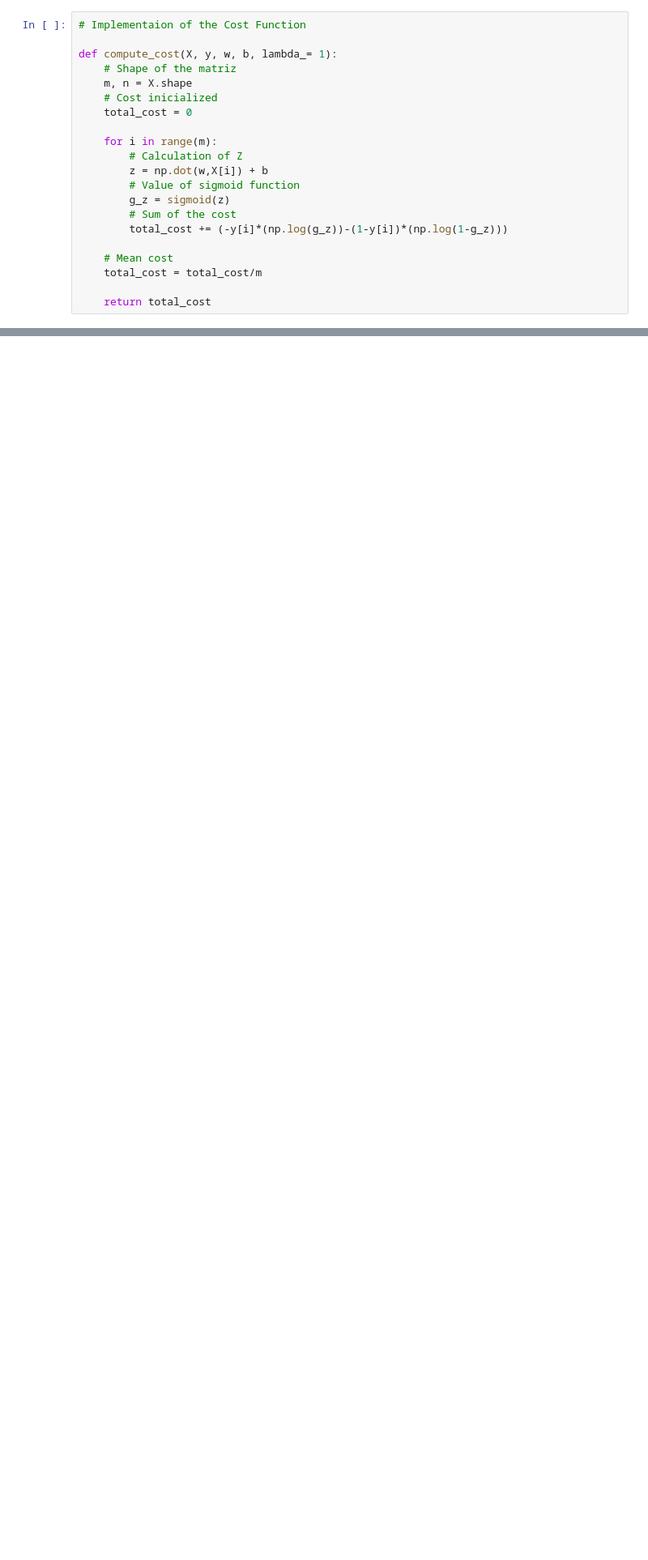
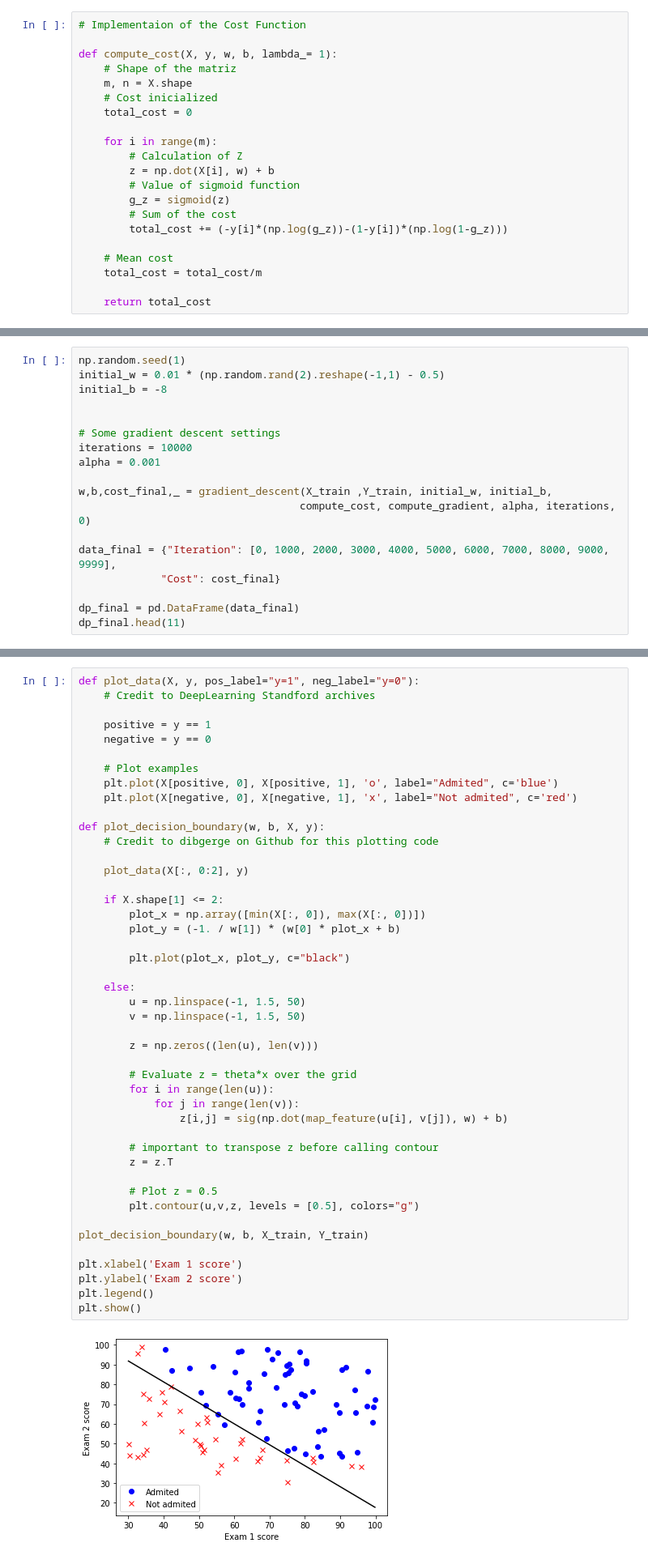
Before and after one commit to JaimeAGonzalez/Machine-Learning, a Jupyter notebook: Supervised Machine Learning: Regression and Classification/Logistic Regression/LogisticRegression.ipynb, the cells around one changed output, grey strips where cells are left out. Shown at 81% size. Drawn from its saved outputs; the diff is of its cells as text; blank space fills up the shorter version.

```diff
--- a/Supervised Machine Learning: Regression and Classification/Logistic Regression/LogisticRegression.ipynb
+++ b/Supervised Machine Learning: Regression and Classification/Logistic Regression/LogisticRegression.ipynb
@@ -132,7 +133,7 @@ def compute_cost(X, y, w, b, lambda_= 1):
 
     for i in range(m):
         # Calculation of Z
-        z = np.dot(w,X[i]) + b
+        z = np.dot(X[i], w) + b
         # Value of sigmoid function
         g_z = sigmoid(z)
         # Sum of the cost
@@ -154,0 +213,18 @@ Note that the values of $w_{j}$ and $b$ are updated only when the values of equa
+# %%
+np.random.seed(1)
+initial_w = 0.01 * (np.random.rand(2).reshape(-1,1) - 0.5)
+initial_b = -8
+
+
+# Some gradient descent settings
+iterations = 10000
+alpha = 0.001
+
+w,b,cost_final,_ = gradient_descent(X_train ,Y_train, initial_w, initial_b,
+                                   compute_cost, compute_gradient, alpha, iterations, 0)
+
+data_final = {"Iteration": [0, 1000, 2000, 3000, 4000, 5000, 6000, 7000, 8000, 9000, 9999],
+             "Cost": cost_final}
+
+dp_final = pd.DataFrame(data_final)
+dp_final.head(11)
@@ -154,0 +248,47 @@ Note that the values of $w_{j}$ and $b$ are updated only when the values of equa
+# %%
+def plot_data(X, y, pos_label="y=1", neg_label="y=0"):
+    # Credit to DeepLearning Standford archives
+
+    positive = y == 1
+    negative = y == 0
+
+    # Plot examples
+    plt.plot(X[positive, 0], X[positive, 1], 'o', label="Admited", c='blue')
+    plt.plot(X[negative, 0], X[negative, 1], 'x', label="Not admited", c='red')
+
+def plot_decision_boundary(w, b, X, y):
+    # Credit to dibgerge on Github for this plotting code
+
+    plot_data(X[:, 0:2], y)
+
+    if X.shape[1] <= 2:
+        plot_x = np.array([min(X[:, 0]), max(X[:, 0])])
+        plot_y = (-1. / w[1]) * (w[0] * plot_x + b)
+
+        plt.plot(plot_x, plot_y, c="black")
+
+    else:
+        u = np.linspace(-1, 1.5, 50)
+        v = np.linspace(-1, 1.5, 50)
+
+        z = np.zeros((len(u), len(v)))
+
+        # Evaluate z = theta*x over the grid
+        for i in range(len(u)):
+            for j in range(len(v)):
+                z[i,j] = sig(np.dot(map_feature(u[i], v[j]), w) + b)
+
+        # important to transpose z before calling contour
+        z = z.T
+
+        # Plot z = 0.5
+        plt.contour(u,v,z, levels = [0.5], colors="g")
+
+plot_decision_boundary(w, b, X_train, Y_train)
+
+plt.xlabel('Exam 1 score')
+plt.ylabel('Exam 2 score')
+plt.legend()
+plt.show()
+# %% [output]
+[figure, added]
```
Also changed, not shown: parts of 10 cells of this notebook.
